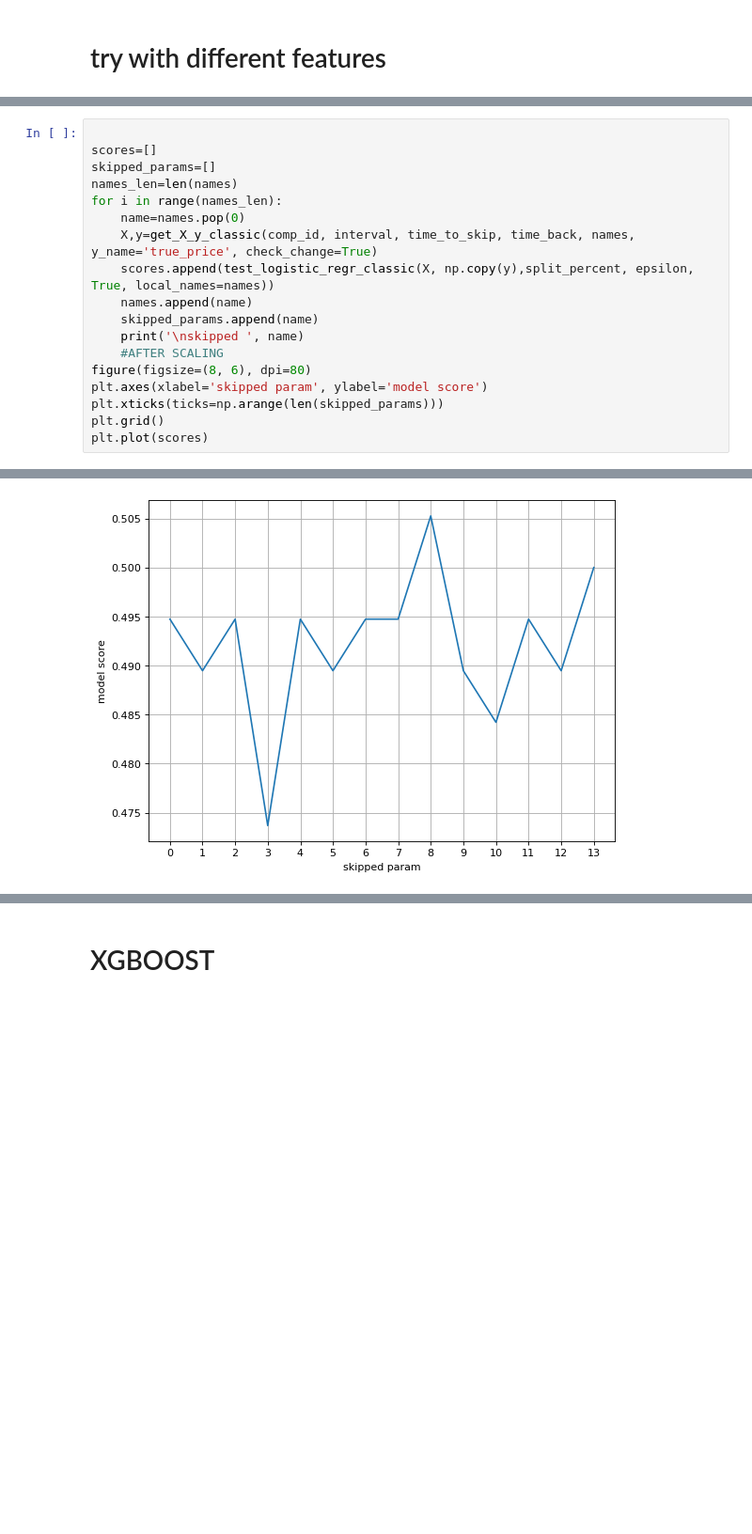
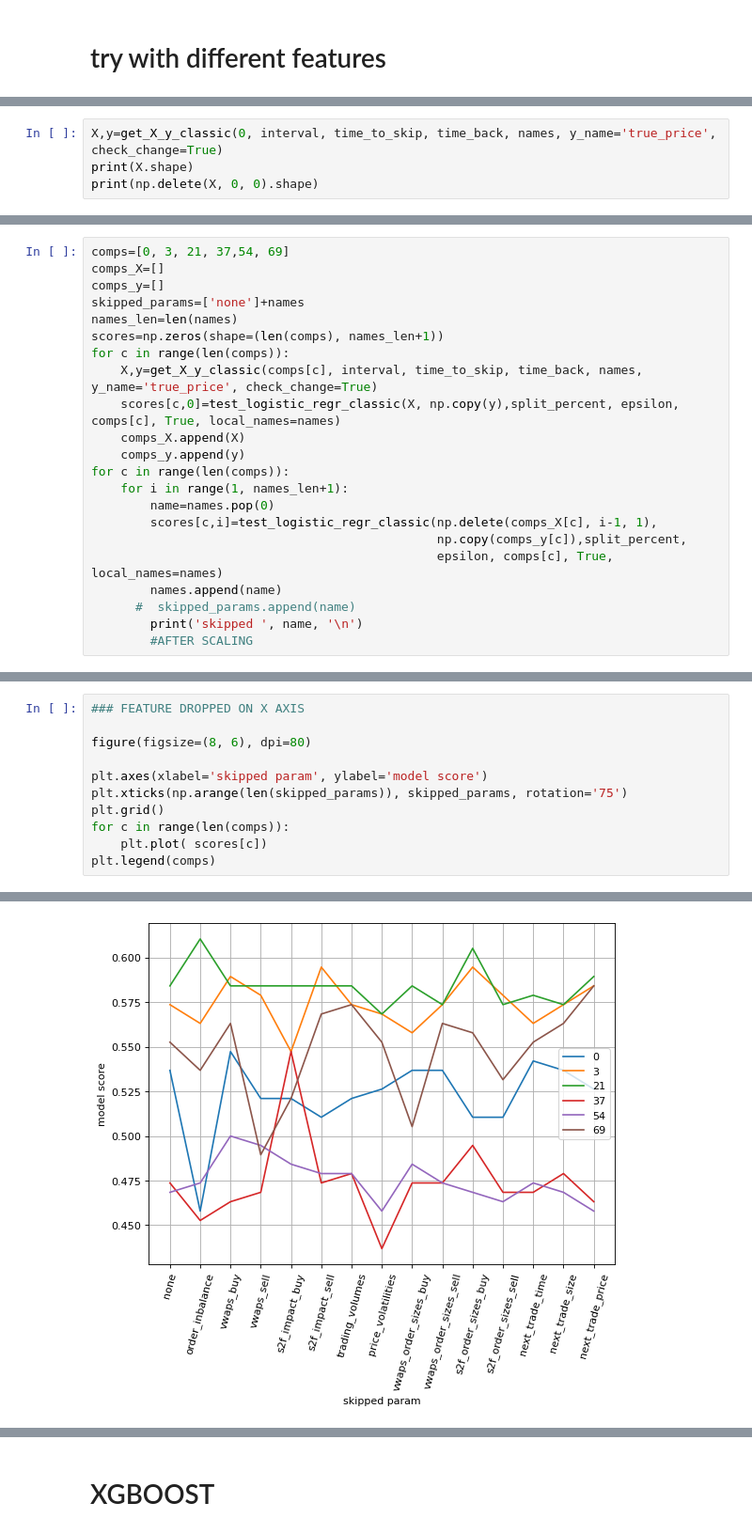
Before and after one commit to kpuchalskixiv/Impact-of-market-microstructure-on-stock-price, a Jupyter notebook: Thesis.ipynb, the cells around one changed output, grey strips where cells are left out. Shown at 94% size. Saved outputs shown, nothing was run; the diff lists cells and outputs as text; blank space fills up the shorter version.

Commit message:
found best epsilon, looked for interval and time_back

```diff
--- a/Thesis.ipynb
+++ b/Thesis.ipynb
@@ -1885,3 +2179,7 @@ names=[
 names_dict={}
 for name in names:
     names_dict[name]=[]
+# %%
+X,y=get_X_y_classic(0, interval, time_to_skip, time_back, names, y_name='true_price', check_change=True)
+print(X.shape)
+print(np.delete(X, 0, 0).shape)
@@ -1887,0 +2205,22 @@ for name in names:
+# %%
+comps=[0, 3, 21, 37,54, 69]
+comps_X=[]
+comps_y=[]
+skipped_params=['none']+names
+names_len=len(names)
+scores=np.zeros(shape=(len(comps), names_len+1))
+for c in range(len(comps)):
+    X,y=get_X_y_classic(comps[c], interval, time_to_skip, time_back, names, y_name='true_price', check_change=True)
+    scores[c,0]=test_logistic_regr_classic(X, np.copy(y),split_percent, epsilon, comps[c], True, local_names=names)
+    comps_X.append(X)
+    comps_y.append(y)
+for c in range(len(comps)):
+    for i in range(1, names_len+1):
+        name=names.pop(0)
+        scores[c,i]=test_logistic_regr_classic(np.delete(comps_X[c], i-1, 1),
+                                               np.copy(comps_y[c]),split_percent,
+                                               epsilon, comps[c], True, local_names=names)
+        names.append(name)
+      #  skipped_params.append(name)
+        print('skipped ', name, '\n')
+        #AFTER SCALING
@@ -1888,19 +2269,12 @@ for name in names:
 # %%
+### FEATURE DROPPED ON X AXIS
 
-scores=[]
-skipped_params=[]
-names_len=len(names)
-for i in range(names_len):
-    name=names.pop(0)
-    X,y=get_X_y_classic(comp_id, interval, time_to_skip, time_back, names, y_name='true_price', check_change=True)
-    scores.append(test_logistic_regr_classic(X, np.copy(y),split_percent, epsilon, True, local_names=names))
-    names.append(name)
-    skipped_params.append(name)
-    print('\nskipped ', name)
-    #AFTER SCALING
 figure(figsize=(8, 6), dpi=80)
+
 plt.axes(xlabel='skipped param', ylabel='model score')
-plt.xticks(ticks=np.arange(len(skipped_params)))
+plt.xticks(np.arange(len(skipped_params)), skipped_params, rotation='75')
 plt.grid()
-plt.plot(scores)
+for c in range(len(comps)):
+    plt.plot( scores[c])
+plt.legend(comps)
 # %% [output]
@@ -1925 +2282 @@ skipped  next_trade_price
-[figure, old version]
+[figure, new version]
```
Also changed, not shown: parts of 46 cells of this notebook.
